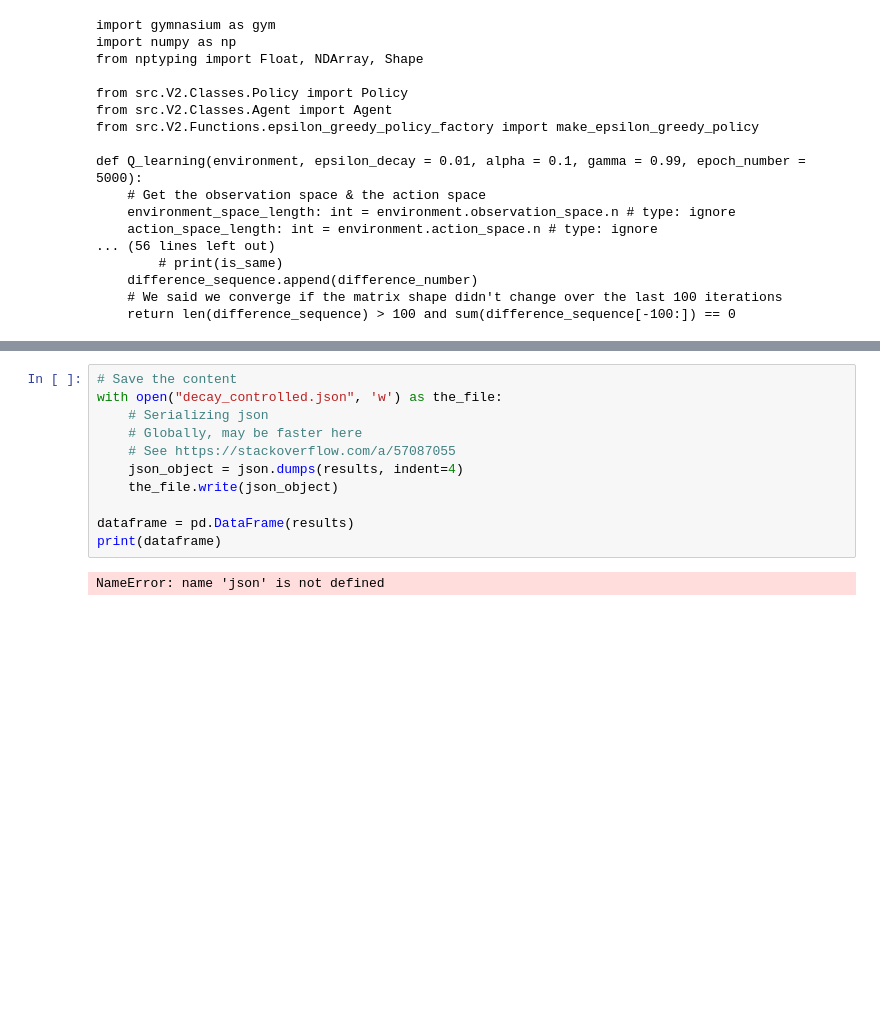
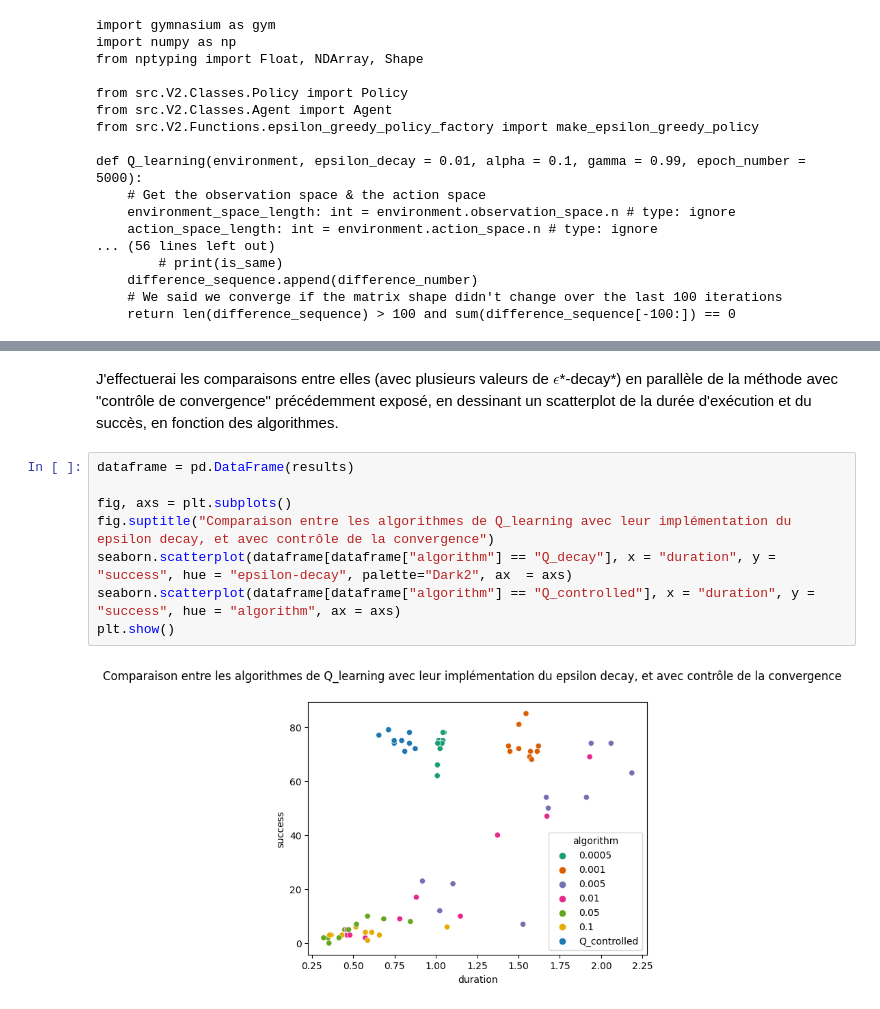
Before and after one commit to guilhemheinrich/Frozen-Lake-rl-tutorial, a Jupyter notebook: Frozen_Lake_comparatif.ipynb, the cells around one changed output, grey strips where cells are left out. Cells and saved outputs as stored; diff of their text form; blank space fills up the shorter version.

```diff
--- a/Frozen_Lake_comparatif.ipynb
+++ b/Frozen_Lake_comparatif.ipynb
@@ -421,13 +575,12 @@ NameError: name 'environment' is not defined
-# %%
-# Save the content
-with open("decay_controlled.json", 'w') as the_file:
-    # Serializing json
-    # Globally, may be faster here
-    # See https://stackoverflow.com/a/57087055
-    json_object = json.dumps(results, indent=4)
-    the_file.write(json_object)
-
-dataframe = pd.DataFrame(results)
-print(dataframe)
-# %% [output]
-NameError: name 'json' is not defined
+# %% [markdown]
+J'effectuerai les comparaisons entre elles (avec plusieurs valeurs de $\epsilon$*-decay*) en parallèle de la méthode avec "contrôle de convergence" précédemment exposé, en dessinant un scatterplot de la durée d'exécution et du succès, en fonction des algorithmes.
+# %%
+dataframe = pd.DataFrame(results)
+
+fig, axs = plt.subplots()
+fig.suptitle("Comparaison entre les algorithmes de Q_learning avec leur implémentation du epsilon decay, et avec contrôle de la convergence")
+seaborn.scatterplot(dataframe[dataframe["algorithm"] == "Q_decay"], x = "duration", y = "success", hue = "epsilon-decay", palette="Dark2", ax  = axs)
+seaborn.scatterplot(dataframe[dataframe["algorithm"] == "Q_controlled"], x = "duration", y = "success", hue = "algorithm", ax = axs)
+plt.show()
+# %% [output]
+[figure, added]
```
Also changed, not shown: parts of 24 cells of this notebook, 3 other files.
